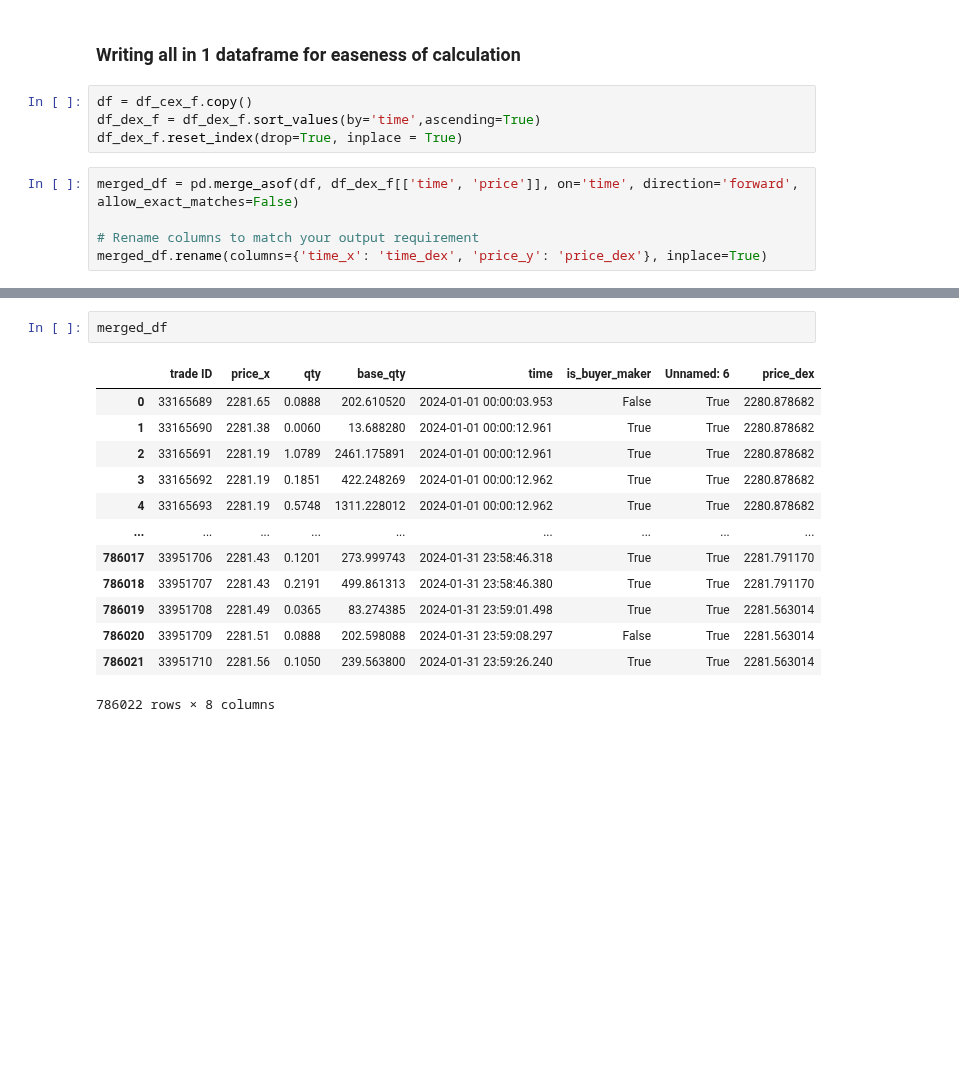
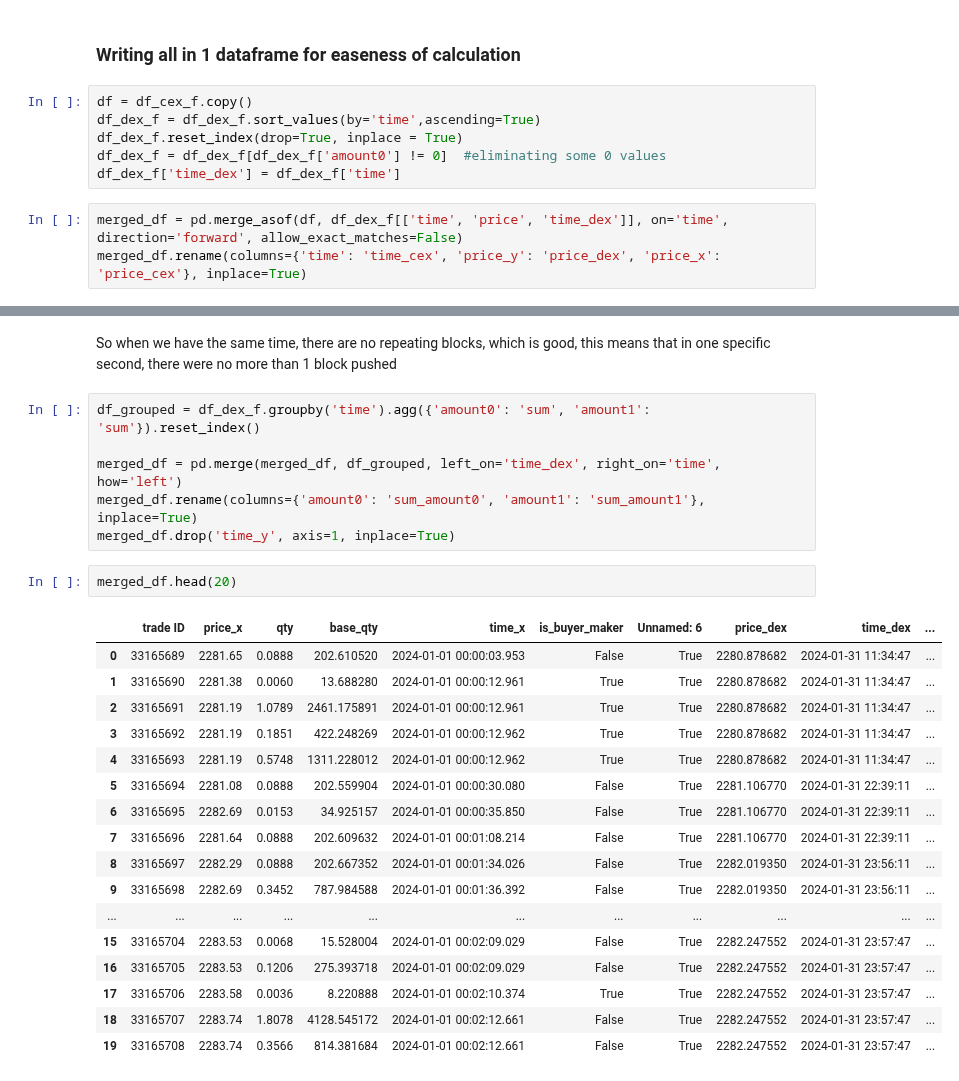
Before and after one commit to Armand-Morin/afp-berkeley-dynamic-fee-defi-amm, a Jupyter notebook: LVR.ipynb, the cells around one changed output, grey strips where cells are left out. Cells and saved outputs as stored; diff of their text form; blank space fills up the shorter version.

```diff
--- a/LVR.ipynb
+++ b/LVR.ipynb
@@ -55,8 +76,8 @@ len(df_dx)
 df = df_cex_f.copy()
 df_dex_f = df_dex_f.sort_values(by='time',ascending=True)
 df_dex_f.reset_index(drop=True, inplace = True)
+df_dex_f = df_dex_f[df_dex_f['amount0'] != 0]  #eliminating some 0 values
+df_dex_f['time_dex'] = df_dex_f['time']
 # %%
-merged_df = pd.merge_asof(df, df_dex_f[['time', 'price']], on='time', direction='forward', allow_exact_matches=False)
-
-# Rename columns to match your output requirement
-merged_df.rename(columns={'time_x': 'time_dex', 'price_y': 'price_dex'}, inplace=True)
+merged_df = pd.merge_asof(df, df_dex_f[['time', 'price', 'time_dex']], on='time', direction='forward', allow_exact_matches=False)
+merged_df.rename(columns={'time': 'time_cex', 'price_y': 'price_dex', 'price_x': 'price_cex'}, inplace=True)
@@ -63,16 +114,28 @@ merged_df.rename(columns={'time_x': 'time_dex', 'price_y': 'price_dex'}, inplace
+# %% [markdown]
+So when we have the same time, there are no repeating blocks, which is good, this means that in one specific second, there were no more than 1 block pushed
+# %%
+df_grouped = df_dex_f.groupby('time').agg({'amount0': 'sum', 'amount1': 'sum'}).reset_index()
+
+merged_df = pd.merge(merged_df, df_grouped, left_on='time_dex', right_on='time', how='left')
+merged_df.rename(columns={'amount0': 'sum_amount0', 'amount1': 'sum_amount1'}, inplace=True)
+merged_df.drop('time_y', axis=1, inplace=True)
 # %%
-merged_df
+merged_df.head(20)
 # %% [output]
-|  | trade ID | price_x | qty | base_qty | time | is_buyer_maker | Unnamed: 6 | price_dex |
-| 0 | 33165689 | 2281.65 | 0.0888 | 202.610520 | 2024-01-01 00:00:03.953 | False | True | 2280.878682 |
-| 1 | 33165690 | 2281.38 | 0.0060 | 13.688280 | 2024-01-01 00:00:12.961 | True | True | 2280.878682 |
-| 2 | 33165691 | 2281.19 | 1.0789 | 2461.175891 | 2024-01-01 00:00:12.961 | True | True | 2280.878682 |
-| 3 | 33165692 | 2281.19 | 0.1851 | 422.248269 | 2024-01-01 00:00:12.962 | True | True | 2280.878682 |
-| 4 | 33165693 | 2281.19 | 0.5748 | 1311.228012 | 2024-01-01 00:00:12.962 | True | True | 2280.878682 |
-| ... | ... | ... | ... | ... | ... | ... | ... | ... |
-| 786017 | 33951706 | 2281.43 | 0.1201 | 273.999743 | 2024-01-31 23:58:46.318 | True | True | 2281.791170 |
-| 786018 | 33951707 | 2281.43 | 0.2191 | 499.861313 | 2024-01-31 23:58:46.380 | True | True | 2281.791170 |
-| 786019 | 33951708 | 2281.49 | 0.0365 | 83.274385 | 2024-01-31 23:59:01.498 | True | True | 2281.563014 |
-| 786020 | 33951709 | 2281.51 | 0.0888 | 202.598088 | 2024-01-31 23:59:08.297 | False | True | 2281.563014 |
-| 786021 | 33951710 | 2281.56 | 0.1050 | 239.563800 | 2024-01-31 23:59:26.240 | True | True | 2281.563014 |
+|  | trade ID | price_x | qty | base_qty | time_x | is_buyer_maker | Unnamed: 6 | price_dex | time_dex | ... |
+| 0 | 33165689 | 2281.65 | 0.0888 | 202.610520 | 2024-01-01 00:00:03.953 | False | True | 2280.878682 | 2024-01-31 11:34:47 | ... |
+| 1 | 33165690 | 2281.38 | 0.0060 | 13.688280 | 2024-01-01 00:00:12.961 | True | True | 2280.878682 | 2024-01-31 11:34:47 | ... |
+| 2 | 33165691 | 2281.19 | 1.0789 | 2461.175891 | 2024-01-01 00:00:12.961 | True | True | 2280.878682 | 2024-01-31 11:34:47 | ... |
+| 3 | 33165692 | 2281.19 | 0.1851 | 422.248269 | 2024-01-01 00:00:12.962 | True | True | 2280.878682 | 2024-01-31 11:34:47 | ... |
+| 4 | 33165693 | 2281.19 | 0.5748 | 1311.228012 | 2024-01-01 00:00:12.962 | True | True | 2280.878682 | 2024-01-31 11:34:47 | ... |
+| 5 | 33165694 | 2281.08 | 0.0888 | 202.559904 | 2024-01-01 00:00:30.080 | False | True | 2281.106770 | 2024-01-31 22:39:11 | ... |
+| 6 | 33165695 | 2282.69 | 0.0153 | 34.925157 | 2024-01-01 00:00:35.850 | False | True | 2281.106770 | 2024-01-31 22:39:11 | ... |
+| 7 | 33165696 | 2281.64 | 0.0888 | 202.609632 | 2024-01-01 00:01:08.214 | False | True | 2281.106770 | 2024-01-31 22:39:11 | ... |
+| 8 | 33165697 | 2282.29 | 0.0888 | 202.667352 | 2024-01-01 00:01:34.026 | False | True | 2282.019350 | 2024-01-31 23:56:11 | ... |
+| 9 | 33165698 | 2282.69 | 0.3452 | 787.984588 | 2024-01-01 00:01:36.392 | False | True | 2282.019350 | 2024-01-31 23:56:11 | ... |
+| ... | ... | ... | ... | ... | ... | ... | ... | ... | ... | ... |
+| 15 | 33165704 | 2283.53 | 0.0068 | 15.528004 | 2024-01-01 00:02:09.029 | False | True | 2282.247552 | 2024-01-31 23:57:47 | ... |
+| 16 | 33165705 | 2283.53 | 0.1206 | 275.393718 | 2024-01-01 00:02:09.029 | False | True | 2282.247552 | 2024-01-31 23:57:47 | ... |
+| 17 | 33165706 | 2283.58 | 0.0036 | 8.220888 | 2024-01-01 00:02:10.374 | True | True | 2282.247552 | 2024-01-31 23:57:47 | ... |
+| 18 | 33165707 | 2283.74 | 1.8078 | 4128.545172 | 2024-01-01 00:02:12.661 | False | True | 2282.247552 | 2024-01-31 23:57:47 | ... |
+| 19 | 33165708 | 2283.74 | 0.3566 | 814.381684 | 2024-01-01 00:02:12.661 | False | True | 2282.247552 | 2024-01-31 23:57:47 | ... |
-786022 rows × 8 columns
```
Also changed, not shown: parts of 22 cells of this notebook.
